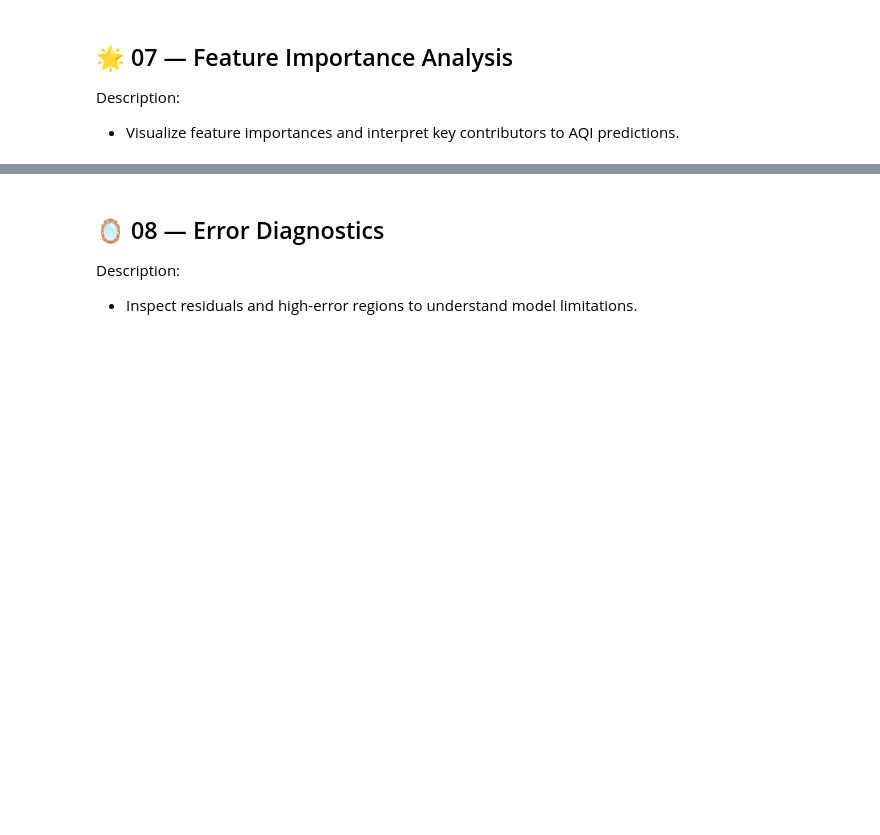
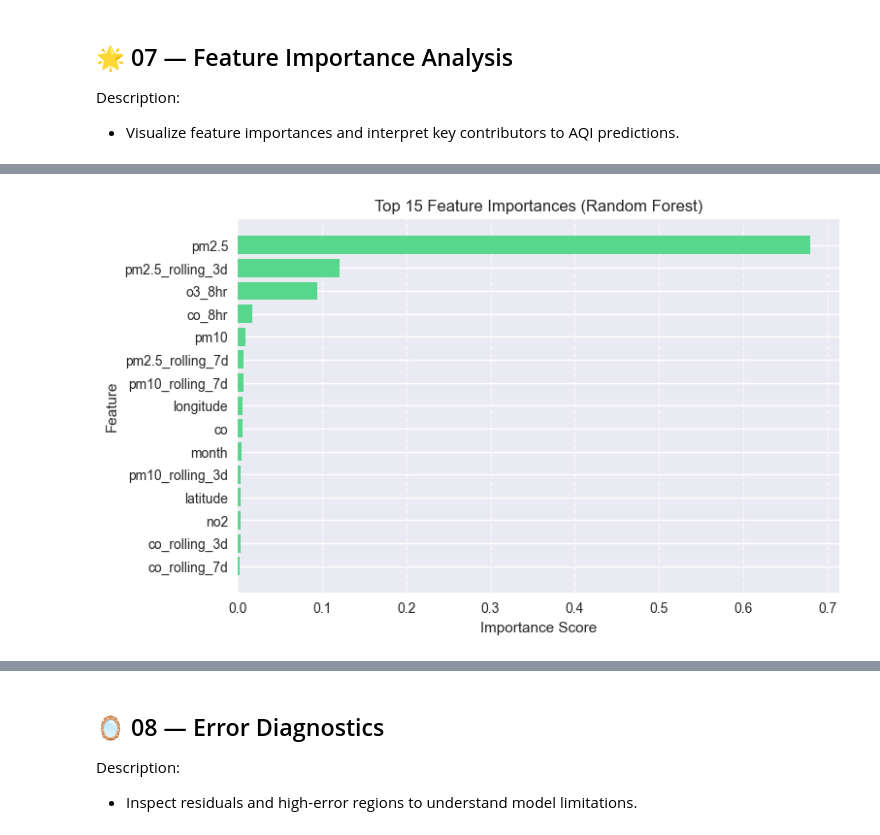
Before and after one commit to chgwyellow/air_pollution_analysis, a Jupyter notebook: notebook/04_nonlinear_modeling.ipynb, the cells around one changed output, grey strips where cells are left out. Cells and saved outputs as stored; diff of their text form; code cells hidden in the pictures; blank space fills up the shorter version.

Commit message:
Finish Feature importance analysis.

```diff
--- a/notebook/04_nonlinear_modeling.ipynb
+++ b/notebook/04_nonlinear_modeling.ipynb
@@ -363,3 +363,12 @@ success(f"R² increased by   {r2_diff:.3f}")
 Description:
 
 - Visualize feature importances and interpret key contributors to AQI predictions.
+# %%
+# === 1. — Extract and Rank Feature Importances ===
+importance_df = pd.DataFrame({
+    "Feature": X_train.columns,
+    "Importance": rf_model.feature_importances_
+}).sort_values("Importance", ascending=False)
+
+info("Top 15 Important Features:")
+importance_df.head(15)
@@ -365,0 +393,16 @@ Description:
+# %%
+# === 2. — Visualize Feature Importances ===
+plt.figure(figsize=(8,5))
+top_n = 15
+plt.barh(
+    importance_df["Feature"].head(top_n)[::-1],
+    importance_df["Importance"].head(top_n)[::-1],
+    color="#58D68D"
+)
+plt.title(f"Top {top_n} Feature Importances (Random Forest)")
+plt.xlabel("Importance Score")
+plt.ylabel("Feature")
+plt.grid(axis="x", linestyle="--", alpha=0.7)
+plt.show()
+# %% [output]
+[figure, added]
```
Also changed, not shown: parts of 4 cells of this notebook.
